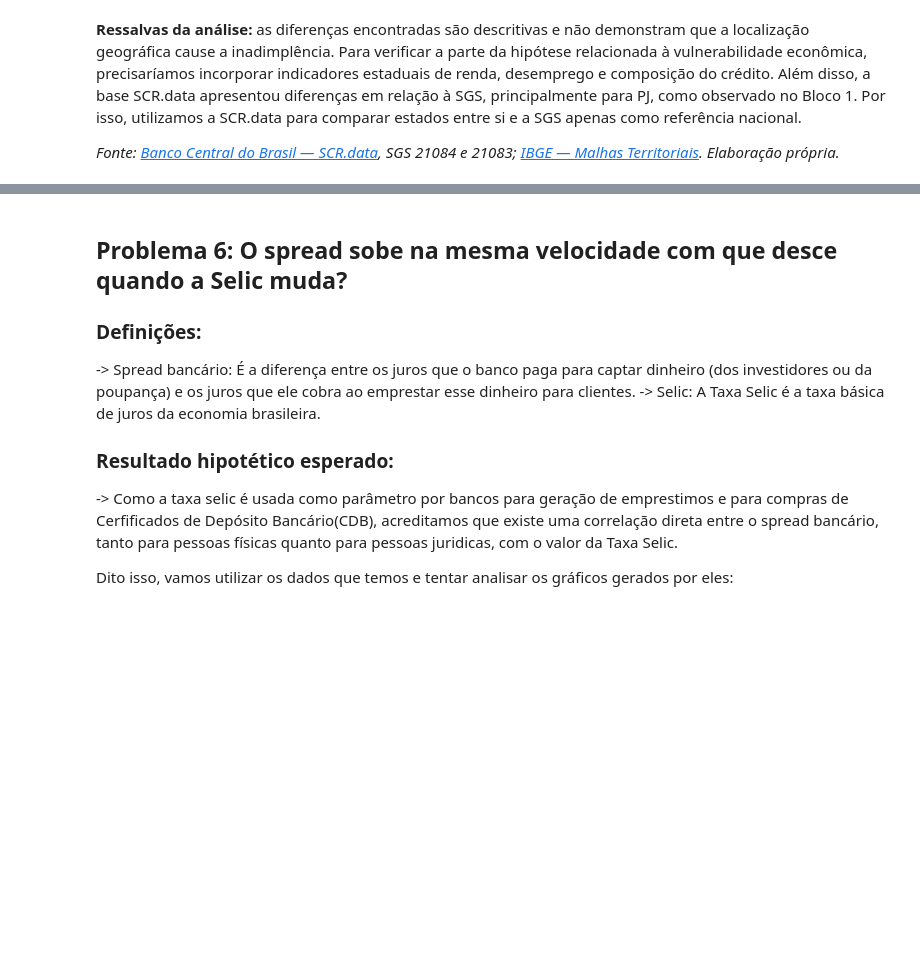
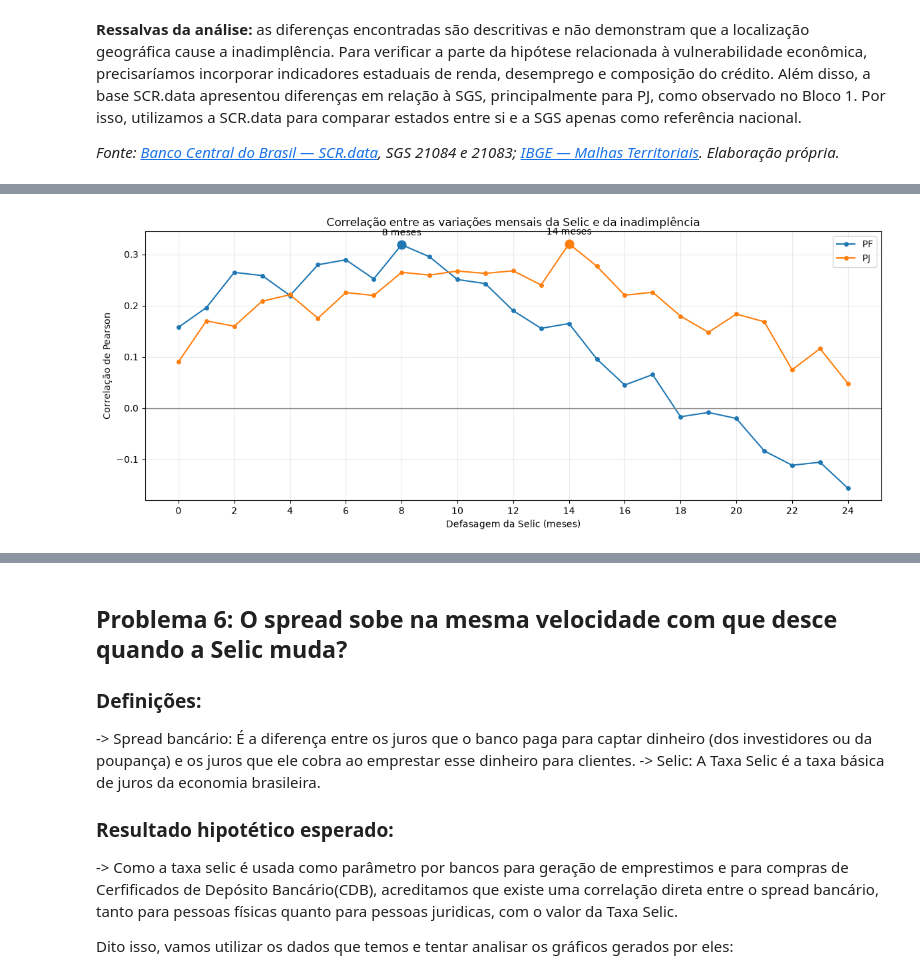
Before and after one commit to JoaoVitor2108/Projeto-AEDV, a Jupyter notebook: analise.ipynb, the cells around one changed output, grey strips where cells are left out. Saved outputs shown, nothing was run; the diff lists cells and outputs as text; code cells hidden in the pictures; blank space fills up the shorter version.

```diff
--- a/analise.ipynb
+++ b/analise.ipynb
@@ -1831,0 +1829,17 @@ As taxas estaduais observadas não foram iguais.
+# %%
+def serie_sgs_q5(arquivo):
+    dados = pd.read_csv(Path("data/sgs") / arquivo)
+    dados["data"] = pd.to_datetime(dados["data"], dayfirst=True)
+    dados["valor"] = pd.to_numeric(dados["valor"])
+    return dados.set_index("data")["valor"].sort_index().resample("MS").mean()
+
+selic_q5 = serie_sgs_q5("selic_432.csv")
+inad_pf_q5 = serie_sgs_q5("inad_pf_21084.csv")
+inad_pj_q5 = serie_sgs_q5("inad_pj_21083.csv")
+
+q5 = pd.concat([selic_q5.rename("Selic"),
+                inad_pf_q5.rename("PF"),
+                inad_pj_q5.rename("PJ")], axis=1).asfreq("MS")
+variacoes_q5 = q5.diff()
+print("Período das séries:", q5.index.min(), "a", q5.index.max())
+display(variacoes_q5.head())
@@ -1831,0 +1896,23 @@ As taxas estaduais observadas não foram iguais.
+# %%
+fig, ax = plt.subplots(figsize=(12, 5))
+for cliente in ["PF", "PJ"]:
+    linha, = ax.plot(corr_nacional_q5.index, corr_nacional_q5[cliente],
+                     marker="o", markersize=4, label=cliente)
+    pico = picos_nacional_q5.loc[cliente]
+    if pd.notna(pico["Defasagem (meses)"]):
+        ax.scatter(pico["Defasagem (meses)"], pico["Correlação"],
+                   color=linha.get_color(), s=85, zorder=3)
+        ax.annotate(f'{int(pico["Defasagem (meses)"])} meses',
+                    (pico["Defasagem (meses)"], pico["Correlação"]),
+                    xytext=(0, 10), textcoords="offset points", ha="center")
+ax.axhline(0, color="gray", linewidth=1)
+ax.set_xticks(range(0, max_lag_q5 + 1, 2))
+ax.set_xlabel("Defasagem da Selic (meses)")
+ax.set_ylabel("Correlação de Pearson")
+ax.set_title("Correlação entre as variações mensais da Selic e da inadimplência")
+ax.legend()
+ax.grid(alpha=0.25)
+plt.tight_layout()
+plt.show()
+# %% [output]
+[figure, added]
```
Also changed, not shown: parts of 19 cells of this notebook.
